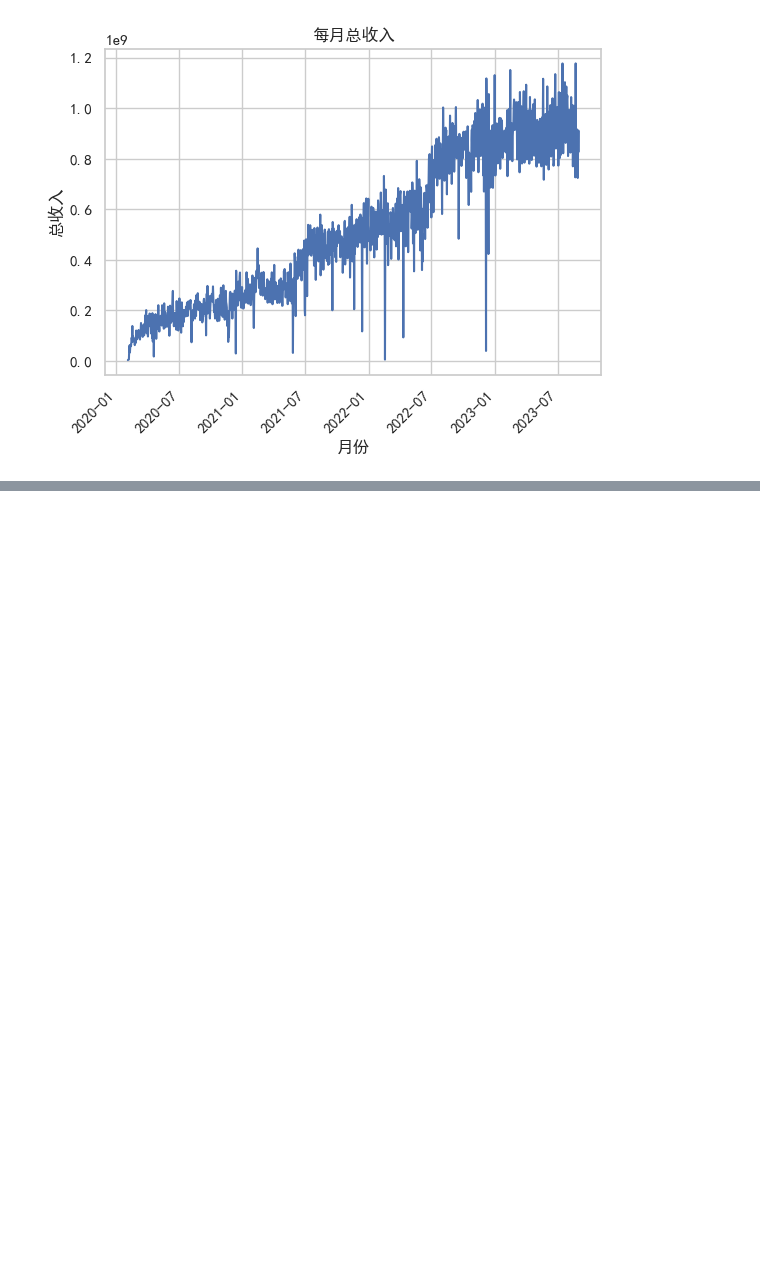
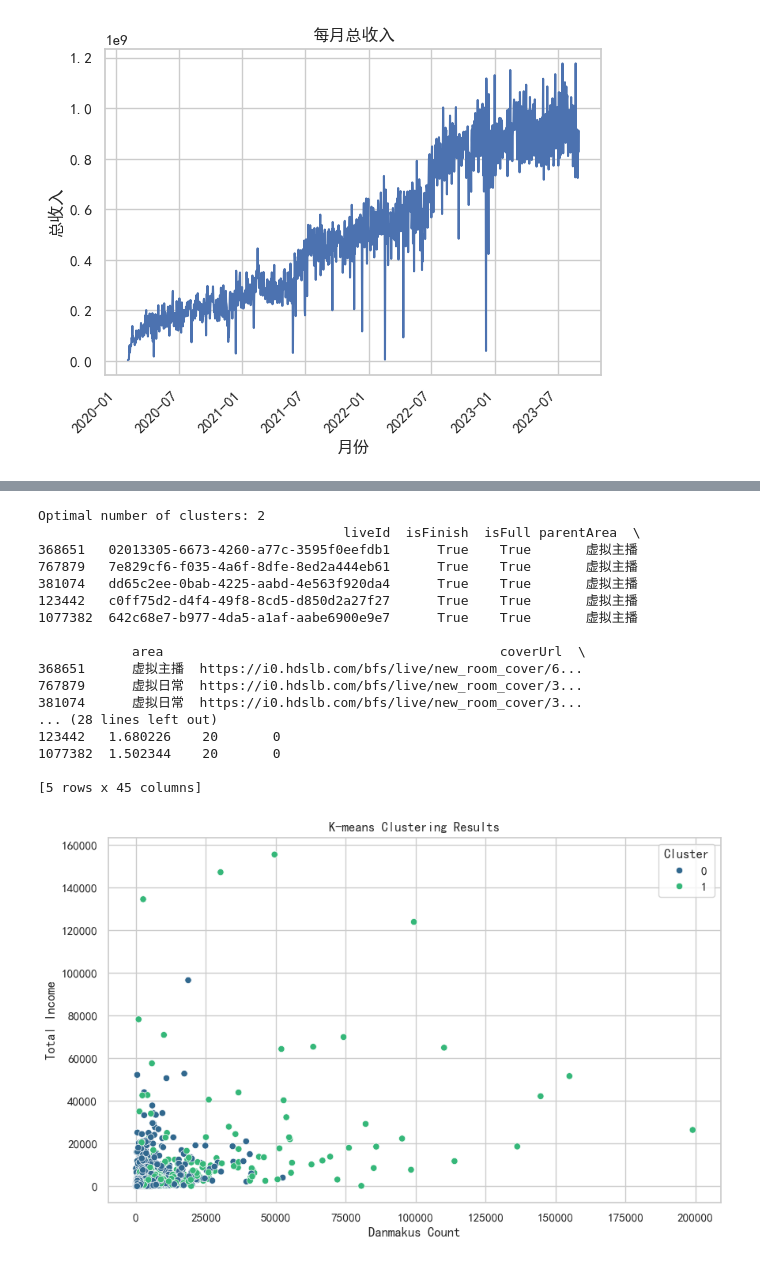
Before and after one commit to markbang/algo, a Jupyter notebook: vup_data_mining_final.ipynb, the cells around one changed output, grey strips where cells are left out. Drawn from its saved outputs; the diff is of its cells as text; code cells hidden in the pictures; blank space fills up the shorter version.

```diff
--- a/vup_data_mining_final.ipynb
+++ b/vup_data_mining_final.ipynb
@@ -361,0 +560,46 @@ plt.show()
+# %%
+# 5. 选择合适的聚类数并进行K-means聚类
+optimal_k = K[silhouette_scores.index(max(silhouette_scores))]
+print(f'Optimal number of clusters: {optimal_k}')
+
+kmeans = MiniBatchKMeans(n_clusters=optimal_k, random_state=42, batch_size=100)
+kmeans.fit(X_scaled)
+
+# 6. 获取聚类标签
+labels = kmeans.labels_
+
+# 7. 将聚类标签添加到原数据框中，但不保存到文件
+sample_cdr['cluster'] = labels  # 只给没有缺失值的行添加聚类标签
+
+# 8. 在Jupyter Notebook中展示结果
+# 展示前5行聚类结果
+print(sample_cdr.head())
+
+# 可视化聚类结果
+# 这里以 'danmakusCount' 和 'totalIncome' 为例
+plt.figure(figsize=(10, 6))
+sns.scatterplot(x='danmakusCount', y='totalIncome', hue='cluster', data=sample_cdr, palette='viridis')
+plt.title('K-means Clustering Results')
+plt.xlabel('Danmakus Count')
+plt.ylabel('Total Income')
+plt.legend(title='Cluster')
+plt.show()
+# %% [output]
+Optimal number of clusters: 2
+                                       liveId  isFinish  isFull parentArea  \
+368651   02013305-6673-4260-a77c-3595f0eefdb1      True    True       虚拟主播
+767879   7e829cf6-f035-4a6f-8dfe-8ed2a444eb61      True    True       虚拟主播
+381074   dd65c2ee-0bab-4225-aabd-4e563f920da4      True    True       虚拟主播
+123442   c0ff75d2-d4f4-49f8-8cd5-d850d2a27f27      True    True       虚拟主播
+1077382  642c68e7-b977-4da5-a1af-aabe6900e9e7      True    True       虚拟主播
+
+            area                                           coverUrl  \
+368651      虚拟主播  https://i0.hdslb.com/bfs/live/new_room_cover/6...
+767879      虚拟日常  https://i0.hdslb.com/bfs/live/new_room_cover/3...
+381074      虚拟日常  https://i0.hdslb.com/bfs/live/new_room_cover/3...
+... (28 lines left out)
+123442   1.680226    20       0
+1077382  1.502344    20       0
+
+[5 rows x 45 columns]
+[figure, added]
```
Also changed, not shown: parts of 26 cells of this notebook, 1 other file.
